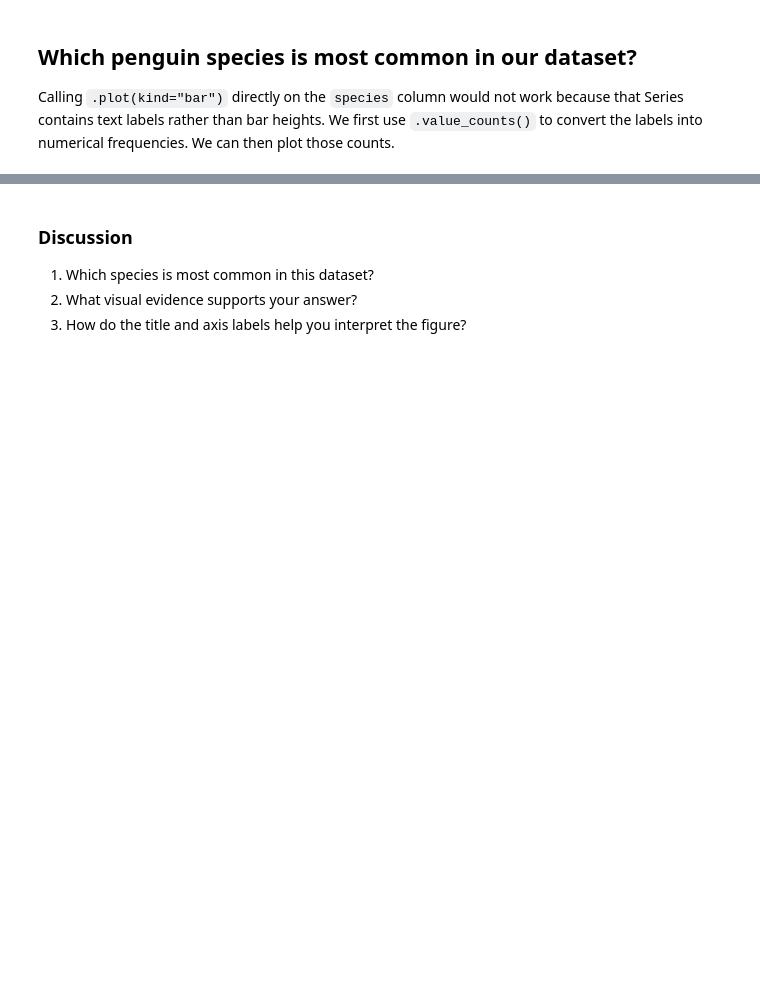
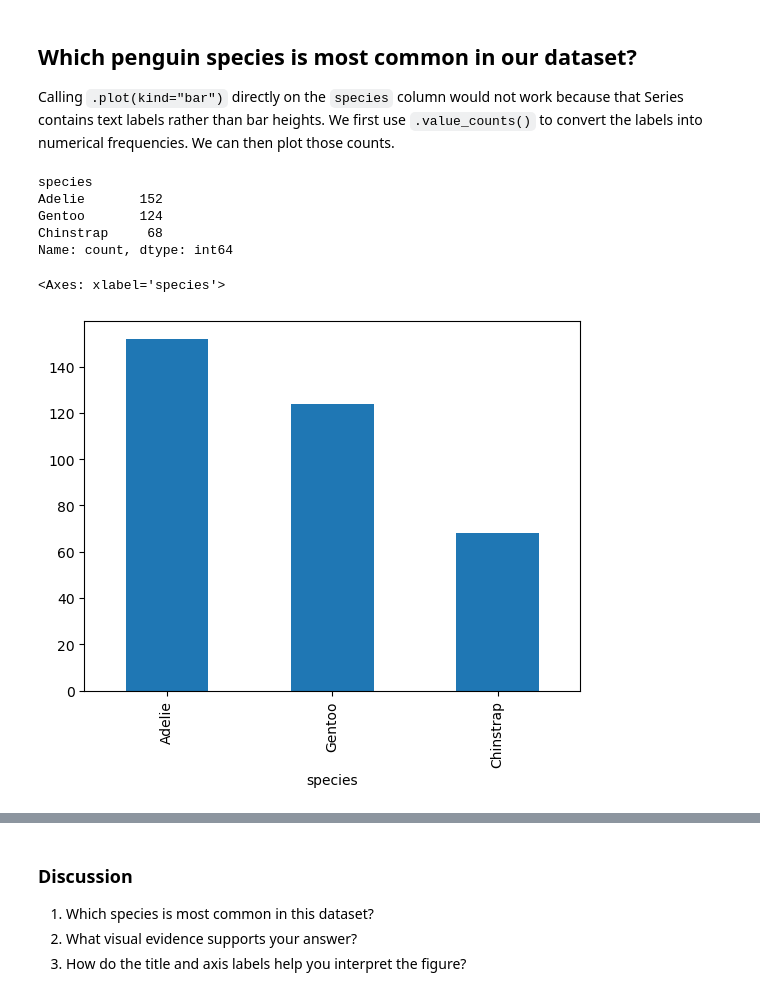
Before and after one commit to Chelsea-Myers/Data_Visualization_and_Modeling_Campus, a Jupyter notebook: week01/lecture/Lecture - Data Visualization and Visual Thinking.ipynb, the cells around one changed output, grey strips where cells are left out. Drawn from its saved outputs; the diff is of its cells as text; code cells hidden in the pictures; blank space fills up the shorter version.

```diff
--- a/week01/lecture/Lecture - Data Visualization and Visual Thinking.ipynb
+++ b/week01/lecture/Lecture - Data Visualization and Visual Thinking.ipynb
@@ -257,3 +377,16 @@ A categorical distribution describes the categories that occur and their **frequ
 ## Which penguin species is most common in our dataset?
 
 Calling `.plot(kind="bar")` directly on the `species` column would not work because that Series contains text labels rather than bar heights. We first use `.value_counts()` to convert the labels into numerical frequencies. We can then plot those counts.
+# %%
+penguins_df['species'].value_counts()
+# %% [output]
+species
+Adelie       152
+Gentoo       124
+Chinstrap     68
+Name: count, dtype: int64
+# %%
+penguins_df['species'].value_counts().plot(kind='bar')
+# %% [output]
+<Axes: xlabel='species'>
+[figure, added]
```
Also changed, not shown: parts of 25 cells of this notebook.
